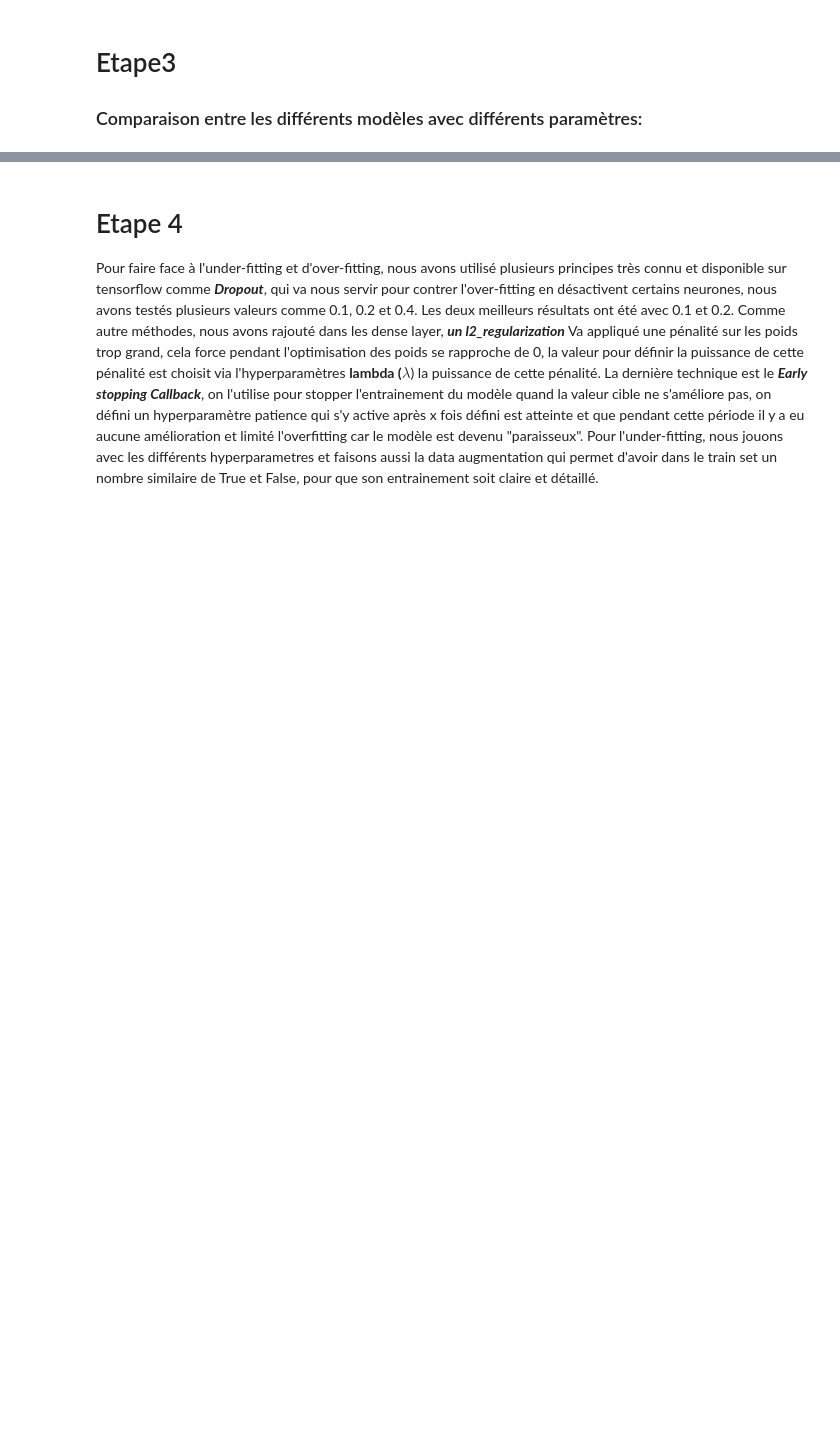
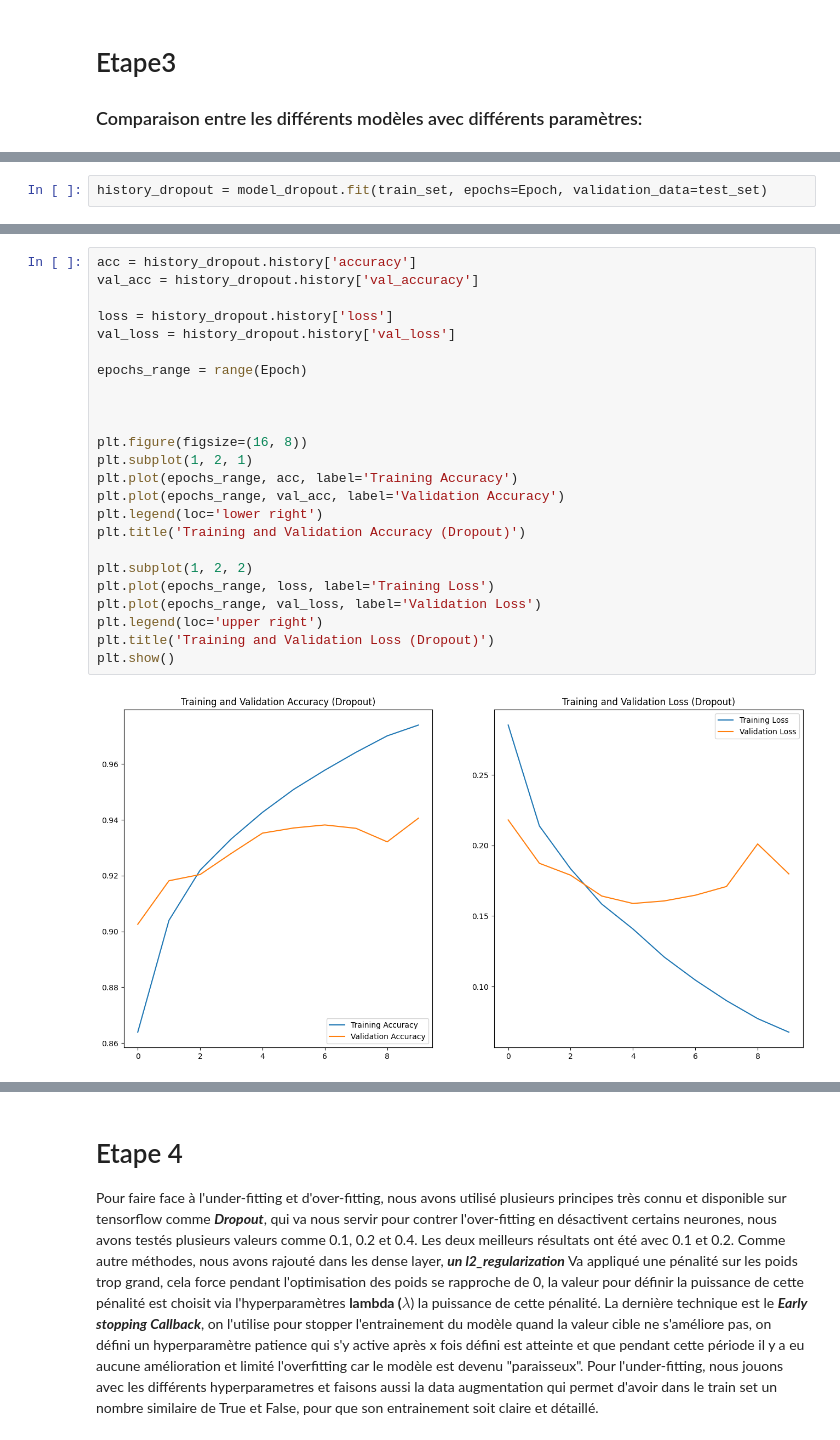
Before and after one commit to Byrong8at/Cnn-and-RNN, a Jupyter notebook: livrable1.ipynb, the cells around one changed output, grey strips where cells are left out. Cells and saved outputs as stored; diff of their text form; blank space fills up the shorter version.

Commit message:
Dropout and data augmentation models

```diff
--- a/livrable1.ipynb
+++ b/livrable1.ipynb
@@ -294,0 +300,2 @@ plt.show()
+# %%
+history_dropout = model_dropout.fit(train_set, epochs=Epoch, validation_data=test_set)
@@ -294,0 +321,26 @@ plt.show()
+# %%
+acc = history_dropout.history['accuracy']
+val_acc = history_dropout.history['val_accuracy']
+
+loss = history_dropout.history['loss']
+val_loss = history_dropout.history['val_loss']
+
+epochs_range = range(Epoch)
+
+
+
+plt.figure(figsize=(16, 8))
+plt.subplot(1, 2, 1)
+plt.plot(epochs_range, acc, label='Training Accuracy')
+plt.plot(epochs_range, val_acc, label='Validation Accuracy')
+plt.legend(loc='lower right')
+plt.title('Training and Validation Accuracy (Dropout)')
+
+plt.subplot(1, 2, 2)
+plt.plot(epochs_range, loss, label='Training Loss')
+plt.plot(epochs_range, val_loss, label='Validation Loss')
+plt.legend(loc='upper right')
+plt.title('Training and Validation Loss (Dropout)')
+plt.show()
+# %% [output]
+[figure, added]
```
Also changed, not shown: parts of 10 cells of this notebook.
